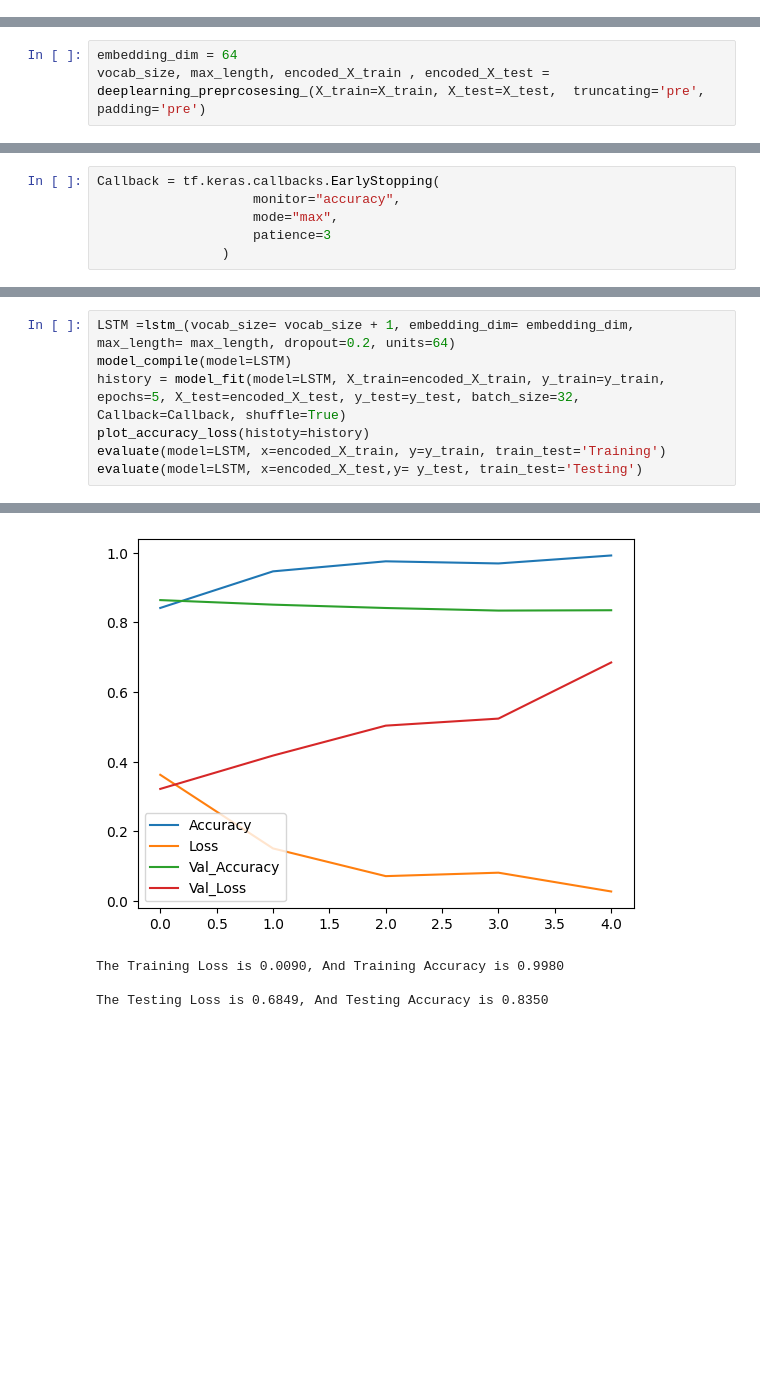
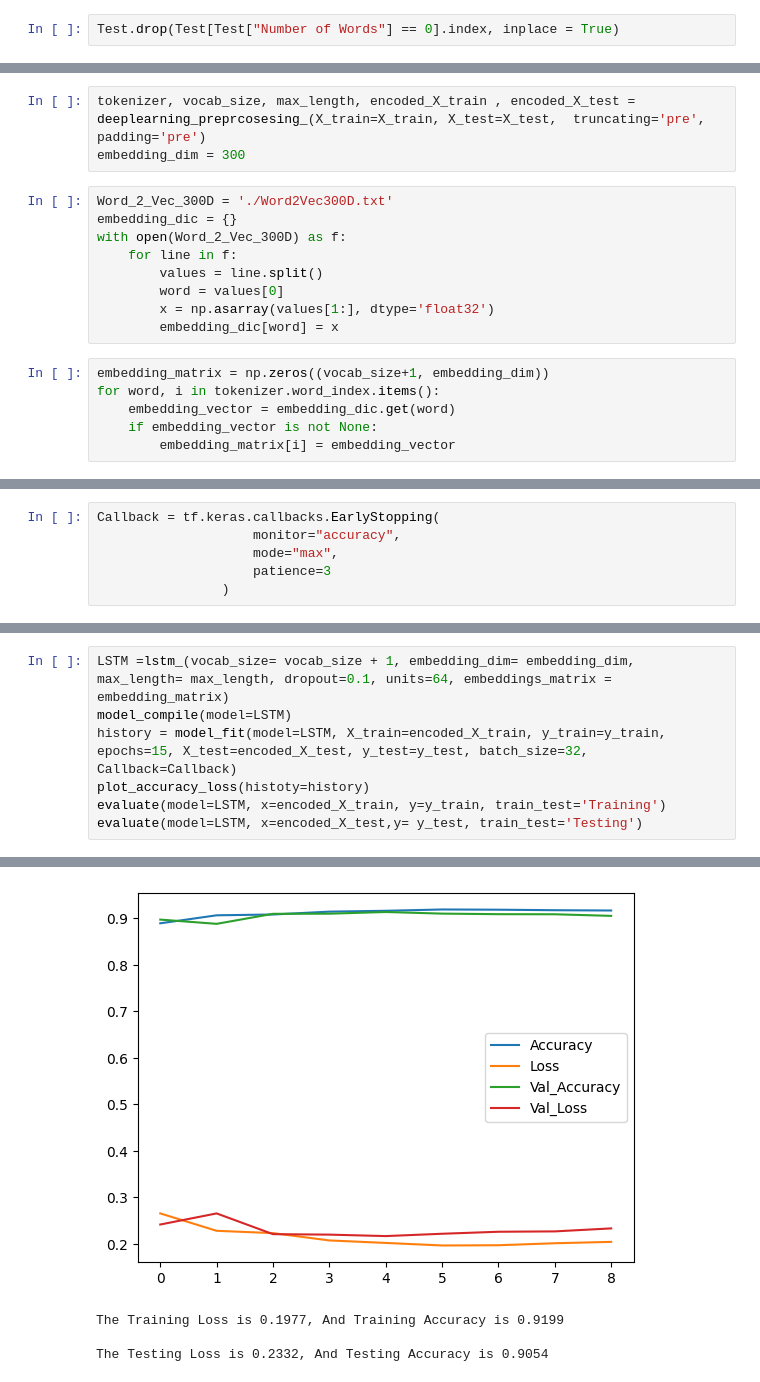
Before and after one commit to Osamah-Anmar-Sami/Sentiment-Analysis, a Jupyter notebook: English Sentiment Analysis/English Sentiment Analysis.ipynb, the cells around one changed output, grey strips where cells are left out. Drawn from its saved outputs; the diff is of its cells as text; blank space fills up the shorter version.

```diff
--- a/English Sentiment Analysis/English Sentiment Analysis.ipynb
+++ b/English Sentiment Analysis/English Sentiment Analysis.ipynb
@@ -360,3 +238,5 @@ Test["Number of Words"].sum()
+# %%
+Test.drop(Test[Test["Number of Words"] == 0].index, inplace = True)
 # %% [markdown]
 # Number Of Charachters
 # %% [markdown]
@@ -637,8 +403,23 @@ metrics_values(model= MLP, X_test=X_test_CV_, y_test=y_test)
 # %% [markdown]
 # Deep Learning
 # %%
-embedding_dim = 64
-vocab_size, max_length, encoded_X_train , encoded_X_test = deeplearning_preprcosesing_(X_train=X_train, X_test=X_test,  truncating='pre', padding='pre')
+tokenizer, vocab_size, max_length, encoded_X_train , encoded_X_test = deeplearning_preprcosesing_(X_train=X_train, X_test=X_test,  truncating='pre', padding='pre')
+embedding_dim = 300
+# %%
+Word_2_Vec_300D = './Word2Vec300D.txt'
+embedding_dic = {}
+with open(Word_2_Vec_300D) as f:
+    for line in f:
+        values = line.split()
+        word = values[0]
+        x = np.asarray(values[1:], dtype='float32')
+        embedding_dic[word] = x
+# %%
+embedding_matrix = np.zeros((vocab_size+1, embedding_dim))
+for word, i in tokenizer.word_index.items():
+    embedding_vector = embedding_dic.get(word)
+    if embedding_vector is not None:
+        embedding_matrix[i] = embedding_vector
 # %%
 print('The Vocab Size Is :',vocab_size)
 print('')
@@ -692,7 +471,7 @@ The Testing Loss is 0.9278, And Testing Accuracy is 0.8497
 # %%
-LSTM =lstm_(vocab_size= vocab_size + 1, embedding_dim= embedding_dim, max_length= max_length, dropout=0.2, units=64)
+LSTM =lstm_(vocab_size= vocab_size + 1, embedding_dim= embedding_dim, max_length= max_length, dropout=0.1, units=64, embeddings_matrix = embedding_matrix)
 model_compile(model=LSTM)
-history = model_fit(model=LSTM, X_train=encoded_X_train, y_train=y_train, epochs=5, X_test=encoded_X_test, y_test=y_test, batch_size=32, Callback=Callback, shuffle=True)
+history = model_fit(model=LSTM, X_train=encoded_X_train, y_train=y_train, epochs=15, X_test=encoded_X_test, y_test=y_test, batch_size=32, Callback=Callback)
 plot_accuracy_loss(histoty=history)
 evaluate(model=LSTM, x=encoded_X_train, y=y_train, train_test='Training')
 evaluate(model=LSTM, x=encoded_X_test,y= y_test, train_test='Testing')
@@ -710,5 +497,5 @@ Epoch 5/5
-[figure, old version]
+[figure, new version]
-The Training Loss is 0.0090, And Training Accuracy is 0.9980
+The Training Loss is 0.1977, And Training Accuracy is 0.9199
 
-The Testing Loss is 0.6849, And Testing Accuracy is 0.8350
+The Testing Loss is 0.2332, And Testing Accuracy is 0.9054
 # %% [markdown]
```
Also changed, not shown: parts of 70 cells of this notebook.
